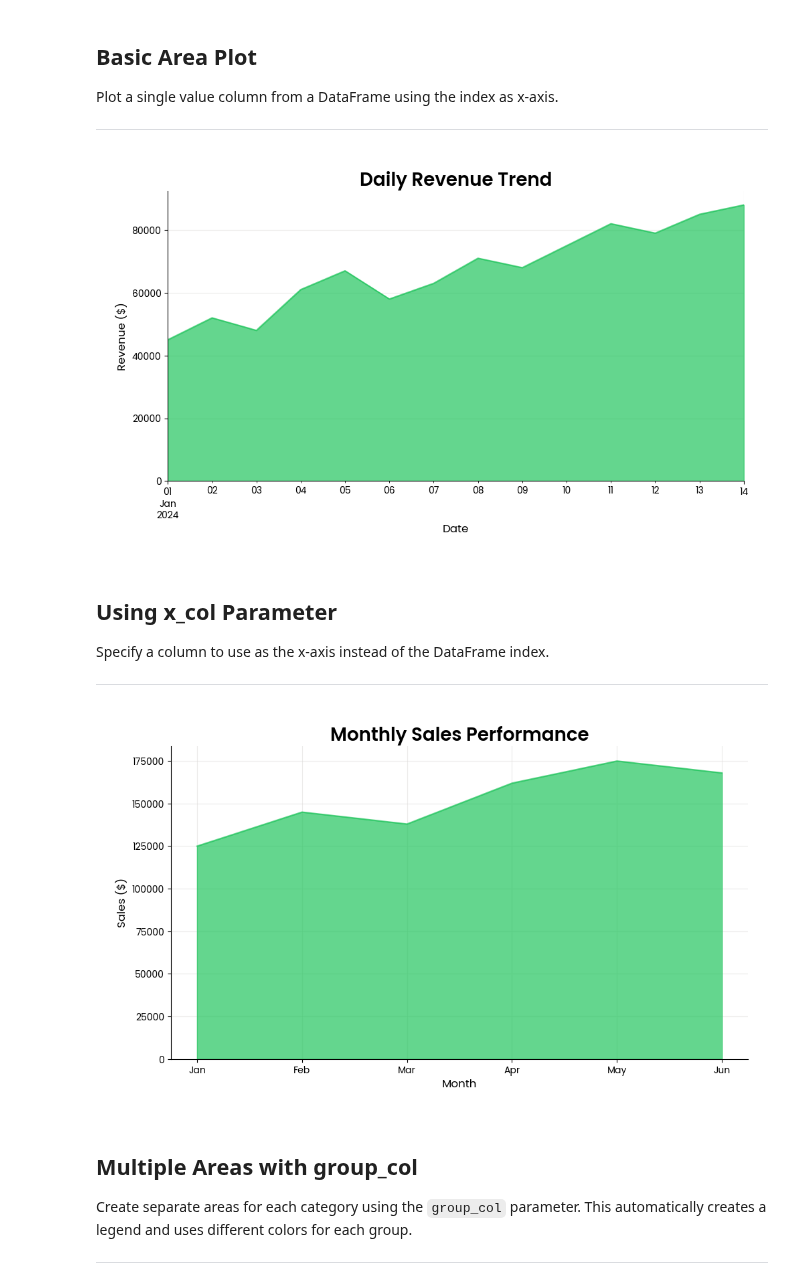
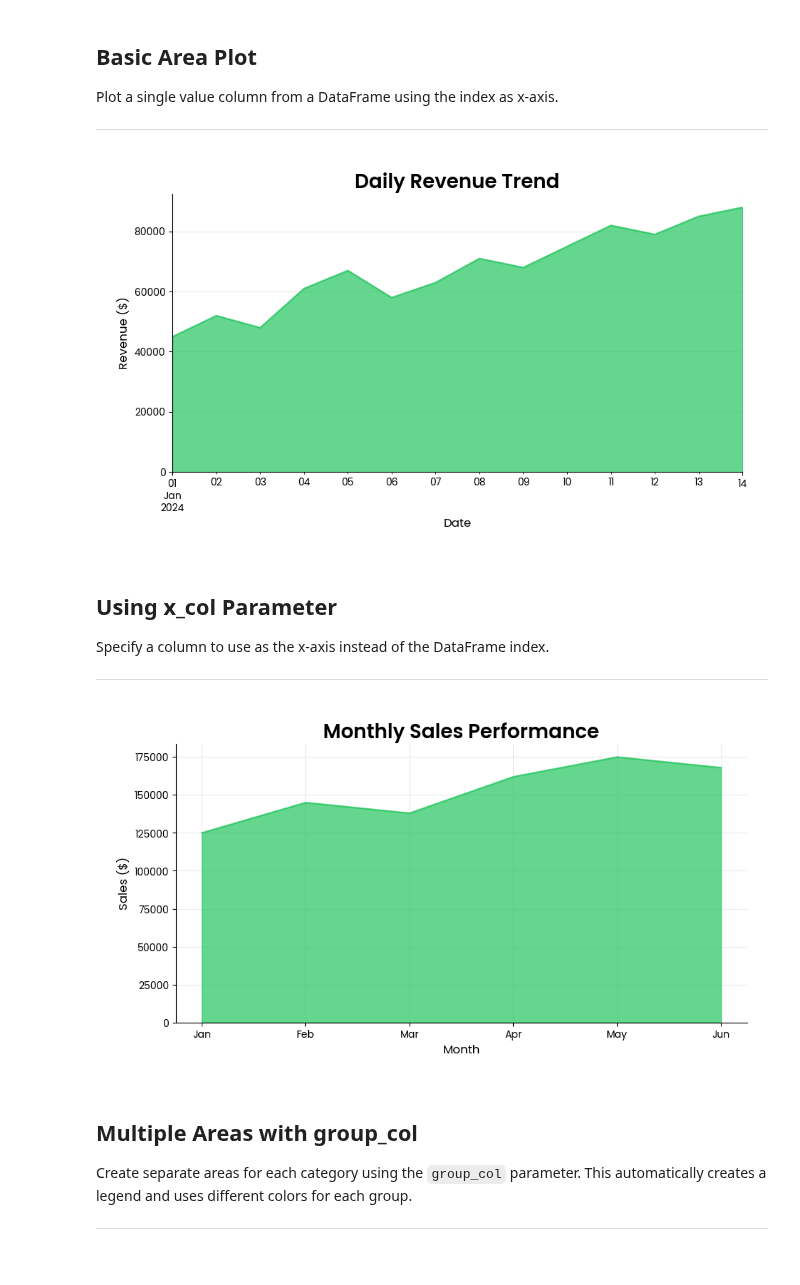
Before and after one commit to Data-Simply/pyretailscience, a Jupyter notebook: docs/gallery/plots/area.ipynb, the cells around one changed output. Cells and saved outputs as stored; diff of their text form; code cells hidden in the pictures.

```diff
--- a/docs/gallery/plots/area.ipynb
+++ b/docs/gallery/plots/area.ipynb
@@ -15,6 +15,14 @@ from pyretailscience.plots import area
 
 # Set figure size for all plots
 plt.rcParams["figure.figsize"] = [10, 6]
+# Add spacing around plots and between code/output
+plt.rcParams["figure.subplot.top"] = 0.85
+plt.rcParams["figure.subplot.bottom"] = 0.2
+plt.rcParams["figure.subplot.left"] = 0.1
+plt.rcParams["figure.subplot.right"] = 0.9
+# Add space between code cell and plot output
+plt.rcParams["figure.facecolor"] = "white"
+plt.rcParams["savefig.pad_inches"] = 0.3
 # %% [markdown]
 ## Basic Area Plot
 
@@ -37,10 +45,9 @@ ax = area.plot(
     x_label="Date",
     y_label="Revenue ($)",
 )
-plt.tight_layout(pad=2.0)
 plt.show()
 # %% [output]
-[figure, old version]
+[figure, new version]
 # %% [markdown]
 ## Using x_col Parameter
 
@@ -50,24 +57,23 @@ Specify a column to use as the x-axis instead of the DataFrame index.
 # %%
 # Create sample data with explicit month column
 monthly_sales = pd.DataFrame(
     {
         "month": ["Jan", "Feb", "Mar", "Apr", "May", "Jun"],
         "sales": [125000, 145000, 138000, 162000, 175000, 168000],
     },
 )
 
 ax = area.plot(
     monthly_sales,
     x_col="month",
     value_col="sales",
     title="Monthly Sales Performance",
     x_label="Month",
     y_label="Sales ($)",
 )
-plt.tight_layout(pad=2.0)
 plt.show()
 # %% [output]
-[figure, old version]
+[figure, new version]
 # %% [markdown]
 ## Multiple Areas with group_col
 
```
Also changed, not shown: parts of 5 cells of this notebook, 1 other file.
